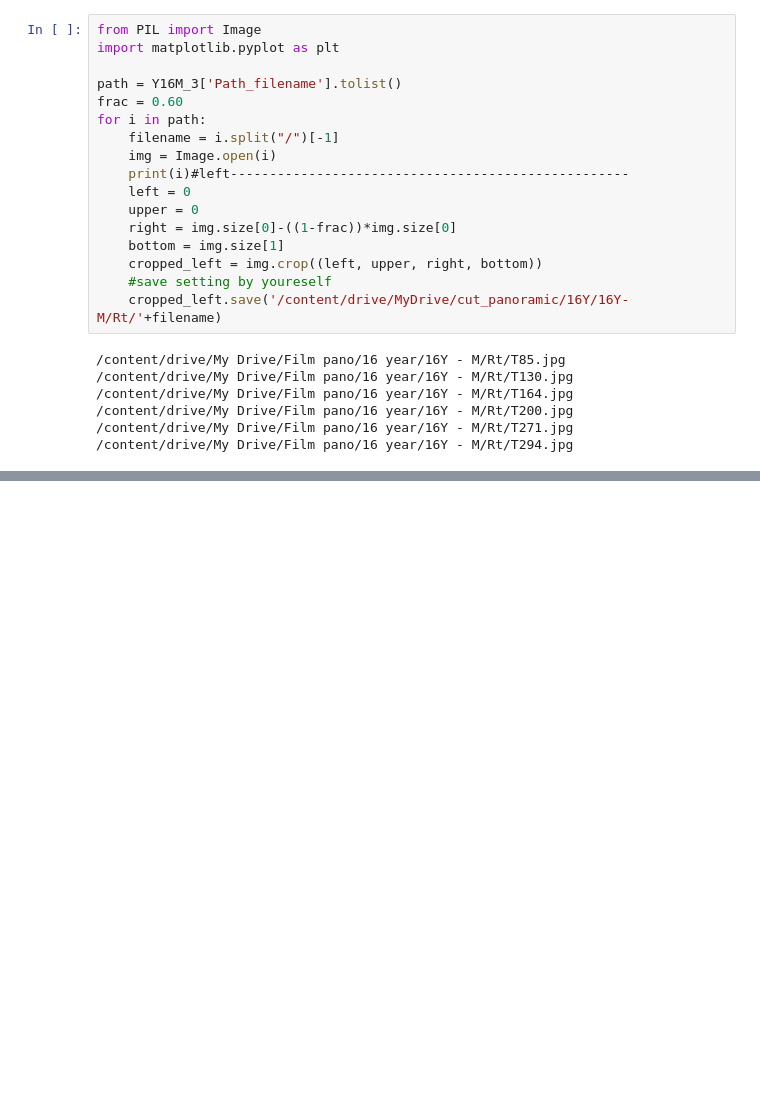
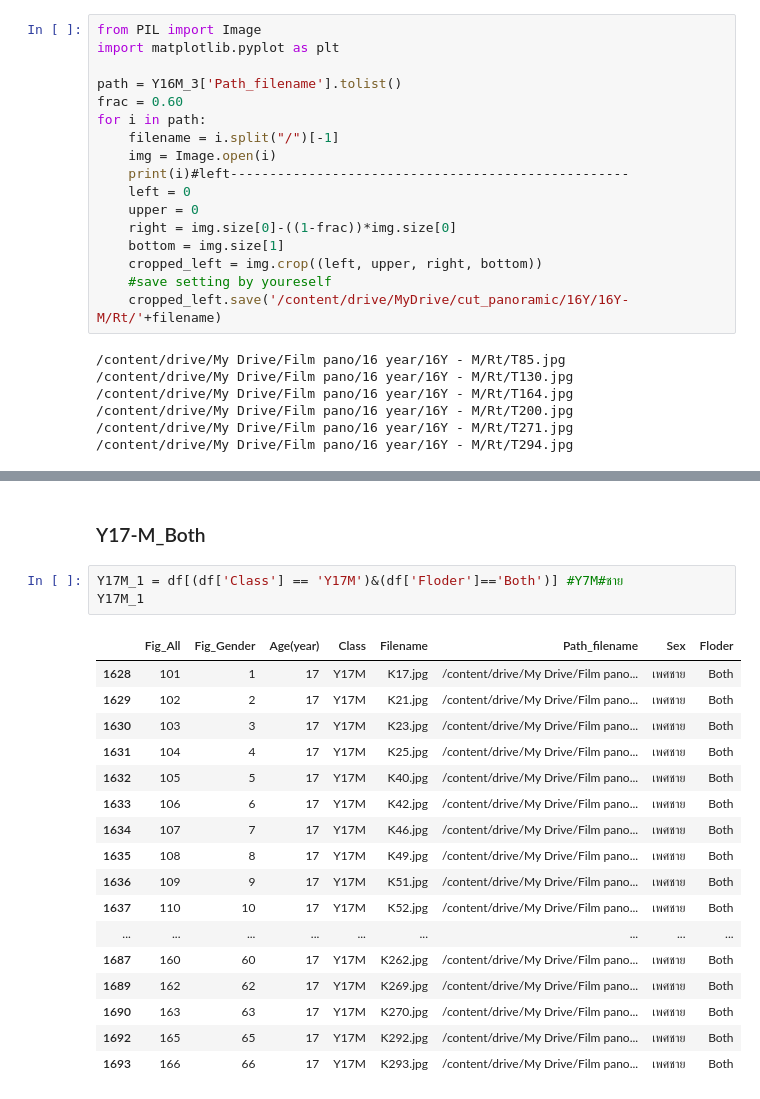
Before and after one commit to Wanita-8943/efficientnet_keras_transfer_learning, a Jupyter notebook: ตัดรูป.ipynb, the cells around one changed output, grey strips where cells are left out. Drawn from its saved outputs; the diff is of its cells as text; blank space fills up the shorter version.

```diff
--- a/ตัดรูป.ipynb
+++ b/ตัดรูป.ipynb
@@ -2685,0 +2759,23 @@ for i in path:
+# %% [markdown]
+### Y17-M_Both
+# %%
+Y17M_1 = df[(df['Class'] == 'Y17M')&(df['Floder']=='Both')] #Y7M#ชาย
+Y17M_1
+# %% [output]
+|  | Fig_All | Fig_Gender | Age(year) | Class | Filename | Path_filename | Sex | Floder |
+| 1628 | 101 | 1 | 17 | Y17M | K17.jpg | /content/drive/My Drive/Film pano... | เพศชาย | Both |
+| 1629 | 102 | 2 | 17 | Y17M | K21.jpg | /content/drive/My Drive/Film pano... | เพศชาย | Both |
+| 1630 | 103 | 3 | 17 | Y17M | K23.jpg | /content/drive/My Drive/Film pano... | เพศชาย | Both |
+| 1631 | 104 | 4 | 17 | Y17M | K25.jpg | /content/drive/My Drive/Film pano... | เพศชาย | Both |
+| 1632 | 105 | 5 | 17 | Y17M | K40.jpg | /content/drive/My Drive/Film pano... | เพศชาย | Both |
+| 1633 | 106 | 6 | 17 | Y17M | K42.jpg | /content/drive/My Drive/Film pano... | เพศชาย | Both |
+| 1634 | 107 | 7 | 17 | Y17M | K46.jpg | /content/drive/My Drive/Film pano... | เพศชาย | Both |
+| 1635 | 108 | 8 | 17 | Y17M | K49.jpg | /content/drive/My Drive/Film pano... | เพศชาย | Both |
+| 1636 | 109 | 9 | 17 | Y17M | K51.jpg | /content/drive/My Drive/Film pano... | เพศชาย | Both |
+| 1637 | 110 | 10 | 17 | Y17M | K52.jpg | /content/drive/My Drive/Film pano... | เพศชาย | Both |
+| ... | ... | ... | ... | ... | ... | ... | ... | ... |
+| 1687 | 160 | 60 | 17 | Y17M | K262.jpg | /content/drive/My Drive/Film pano... | เพศชาย | Both |
+| 1689 | 162 | 62 | 17 | Y17M | K269.jpg | /content/drive/My Drive/Film pano... | เพศชาย | Both |
+| 1690 | 163 | 63 | 17 | Y17M | K270.jpg | /content/drive/My Drive/Film pano... | เพศชาย | Both |
+| 1692 | 165 | 65 | 17 | Y17M | K292.jpg | /content/drive/My Drive/Film pano... | เพศชาย | Both |
+| 1693 | 166 | 66 | 17 | Y17M | K293.jpg | /content/drive/My Drive/Film pano... | เพศชาย | Both |
```
Also changed, not shown: parts of 16 cells of this notebook.
